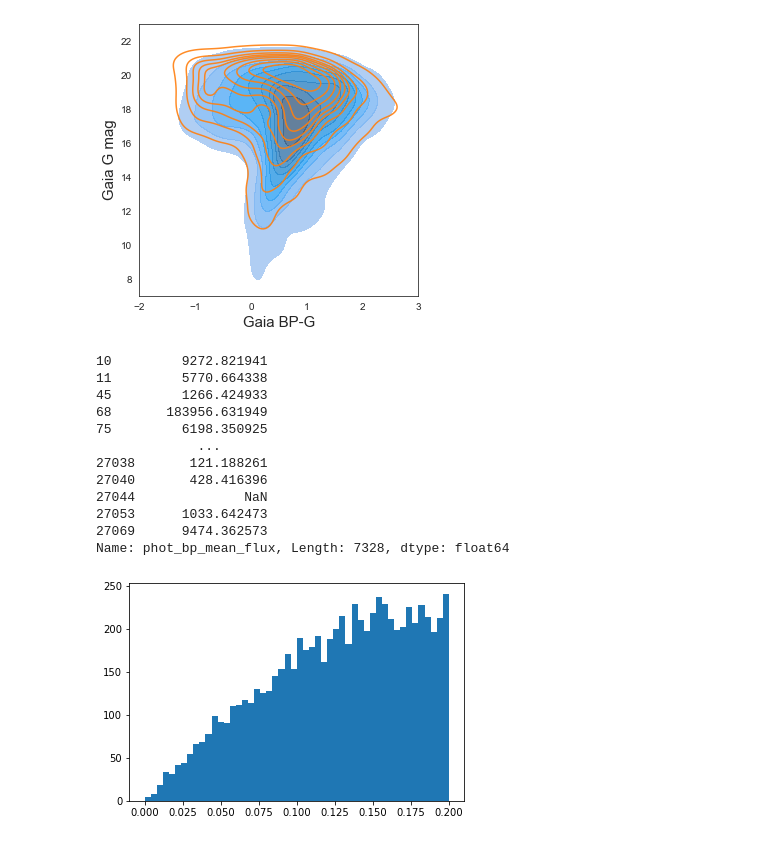
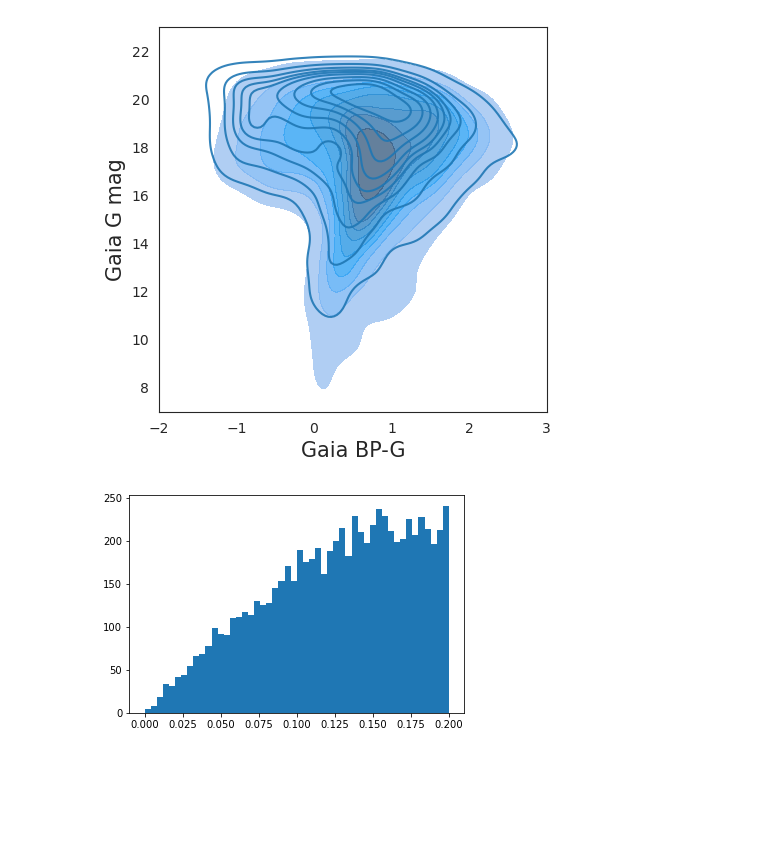
Before and after one commit to samuelperezdi/starsml, a Jupyter notebook: nn_xmatch.ipynb, the cells around one changed output. Cells and saved outputs as stored; diff of their text form; code cells hidden in the pictures; blank space fills up the shorter version.

```diff
--- a/nn_xmatch.ipynb
+++ b/nn_xmatch.ipynb
@@ -57,3 +28,8 @@ Index(['astrometric_params_solved', 'astrometric_primary_flag',
+# %%
+df_good1 = pd.read_csv('data/likely_matches_plane.csv')
+df_good = df_good1.query("prob >= 0.95 and separation <= 0.2")
+
+df_bad = pd.read_csv('data/unlikely_matches_plane.csv')
 # %%
 plt.scatter(df_good['bp_g'],df_good['g_rp'],alpha=0.2,)
 plt.scatter(df_bad['bp_g'],df_bad['g_rp'],alpha=0.2)
@@ -106,31 +81,14 @@ plt.legend()
 # %%
-import seaborn as sns
 plt.rcParams['figure.figsize'] = 5, 5
 sns.set_style("white")
-sns.kdeplot(x=df_good.bp_g, y=df_good.phot_g_mean_mag, label = 'High prob matches',shade=True,alpha=0.8)
-sns.kdeplot(x=df_bad.bp_g, y=df_bad.phot_g_mean_mag, label = 'Low prob matches',shade=False,alpha=0.9)
+sns.kdeplot(x=df_good.bp_g, y=df_good.phot_g_mean_mag, label = 'High prob matches',fill=True,alpha=0.8)
+sns.kdeplot(x=df_bad.bp_g, y=df_bad.phot_g_mean_mag, label = 'Low prob matches',fill=False,alpha=0.9)
 plt.xlim(-2,3)
 plt.ylim(7,23)
 plt.xlabel('Gaia BP-G',size=15)
 plt.ylabel('Gaia G mag',size=15)
-plt.savefig('contour.pdf',dpi=300)
-#plt.legend()
+plt.savefig('figures/contour.pdf',dpi=300)
 # %% [output]
-[figure, old version]
+[figure, new version]
-# %%
-df_good['phot_bp_mean_flux']
-# %% [output]
-10         9272.821941
-11         5770.664338
-45         1266.424933
-68       183956.631949
-75         6198.350925
-             ...
-27038       121.188261
-27040       428.416396
-27044              NaN
-27053      1033.642473
-27069      9474.362573
-Name: phot_bp_mean_flux, Length: 7328, dtype: float64
 # %%
 plt.hist(df_good['separation'],bins=50)
```
Also changed, not shown: parts of 38 cells of this notebook, 11 other files.
